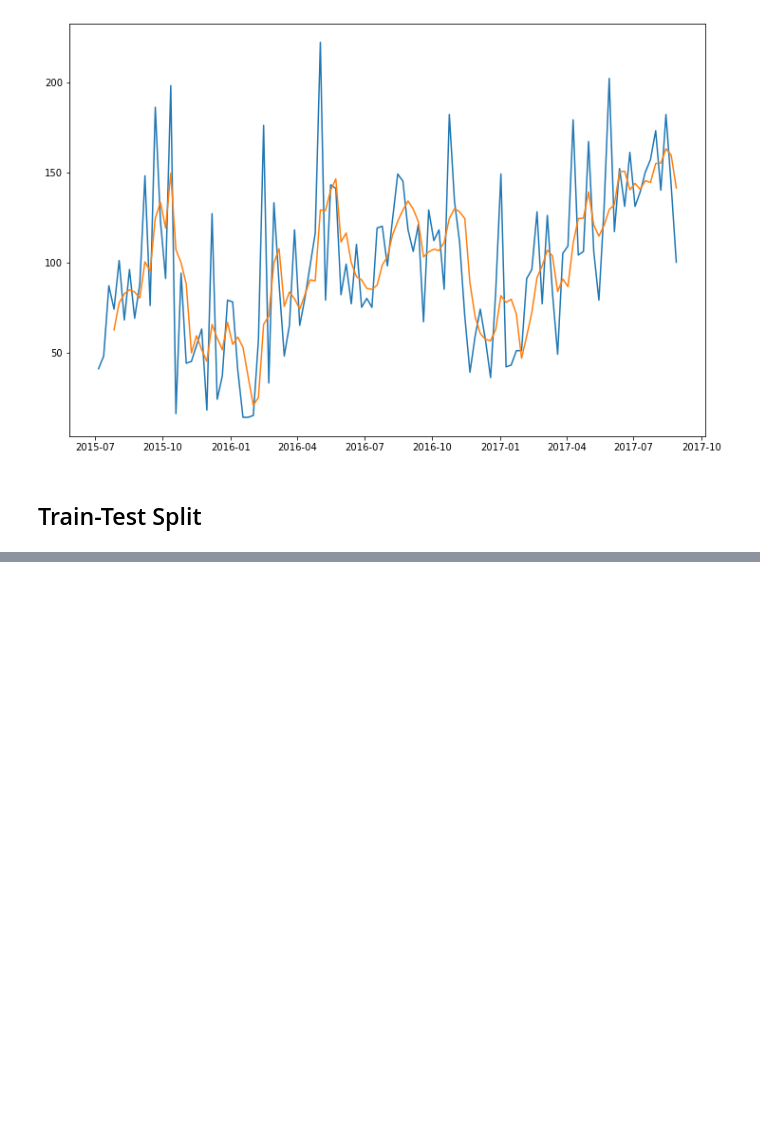
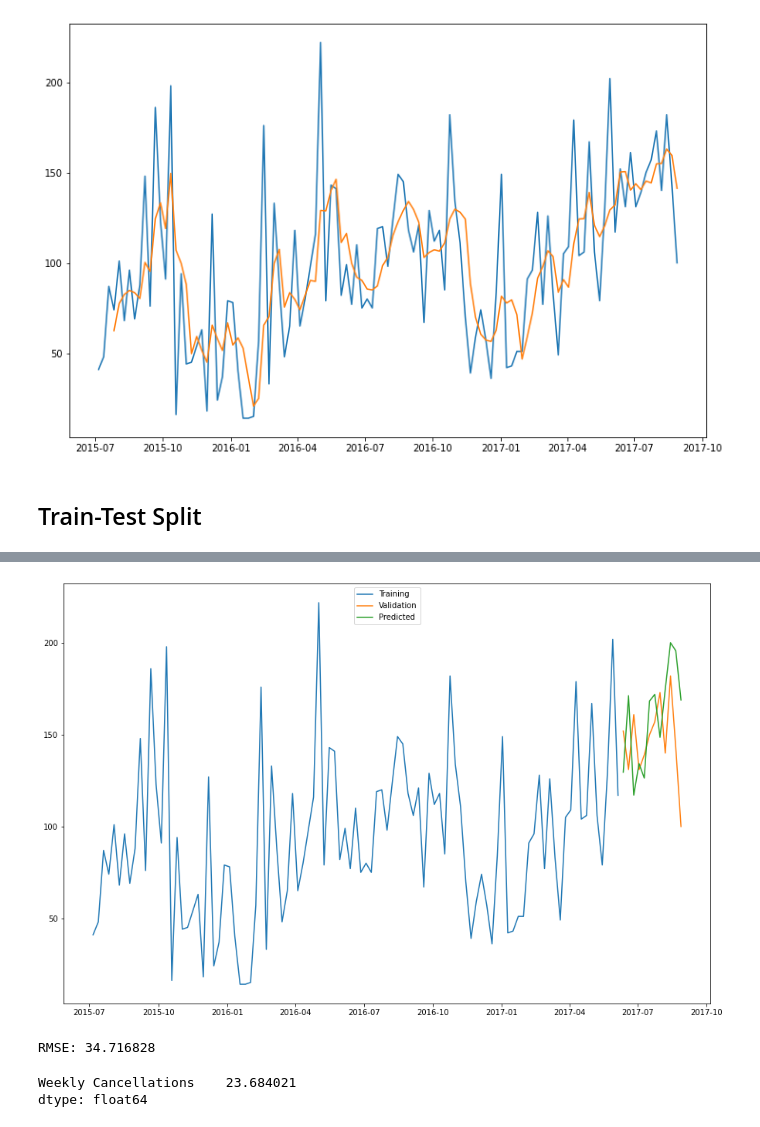
Before and after one commit to sanayei/tseries, a Jupyter notebook: arima.ipynb, the cells around one changed output, grey strips where cells are left out. Saved outputs shown, nothing was run; the diff lists cells and outputs as text; code cells hidden in the pictures; blank space fills up the shorter version.

Commit message:
added predictions

```diff
--- a/arima.ipynb
+++ b/arima.ipynb
@@ -238,0 +248,21 @@ train, test = tseries[:split_size], tseries[split_size:]
+# %%
+model = pm.auto_arima(train,
+                      start_p=0,
+                      start_q=0,
+                      max_p=10,
+                      max_q=10,
+                      start_P=0,
+                      start_Q=0,
+                      max_P=10,
+                      max_Q=10,
+                      m=52,
+                      stepwise=True,
+                      seasonal=True,
+                      information_criterion='bic',
+                      trace=True,
+                      d=1,
+                      D=1,
+                      error_action='warn',
+                      suppress_warnings=True,
+                      random_state = 0,
+                      n_fits=30)
@@ -238,0 +308,4 @@ train, test = tseries[:split_size], tseries[split_size:]
+# %%
+prediction=pd.DataFrame(model.predict(n_periods=12), index=test.index)
+prediction.columns = ['Predicted_Cancellations']
+predictions=prediction['Predicted_Cancellations']
@@ -238,0 +329,9 @@ train, test = tseries[:split_size], tseries[split_size:]
+# %%
+plt.figure(figsize=(15,10))
+plt.plot(train, label='Training')
+plt.plot(test, label='Validation')
+plt.plot(prediction, label='Predicted')
+plt.legend(loc = 'upper center')
+plt.show()
+# %% [output]
+[figure, added]
@@ -238,0 +342,11 @@ train, test = tseries[:split_size], tseries[split_size:]
+# %%
+mse = mean_squared_error(test, predictions)
+rmse = mse**0.5
+print('RMSE: %f' % rmse)
+# %% [output]
+RMSE: 34.716828
+# %%
+rmse/test.mean() * 100
+# %% [output]
+Weekly Cancellations    23.684021
+dtype: float64
```
Also changed, not shown: parts of 7 cells of this notebook.
